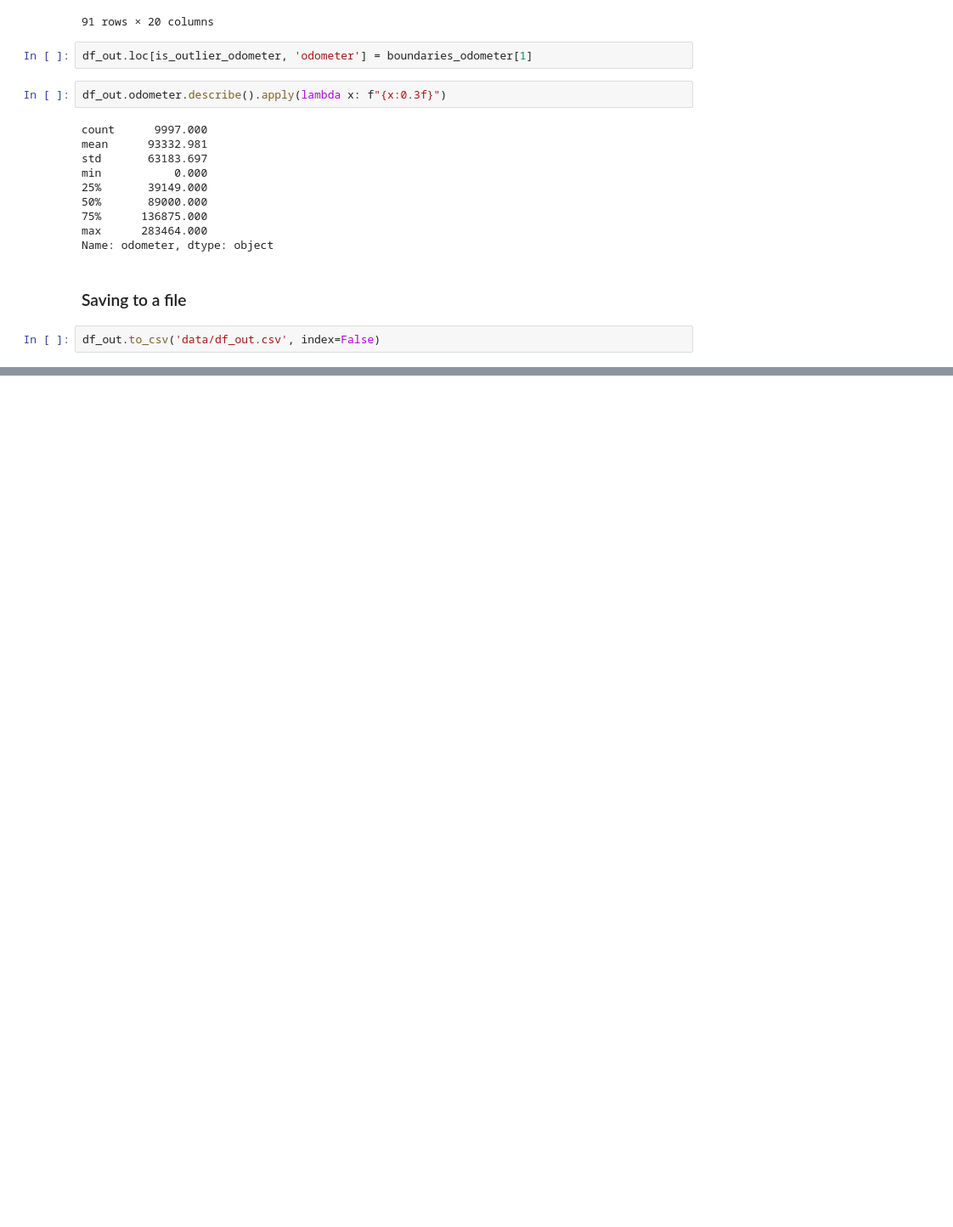
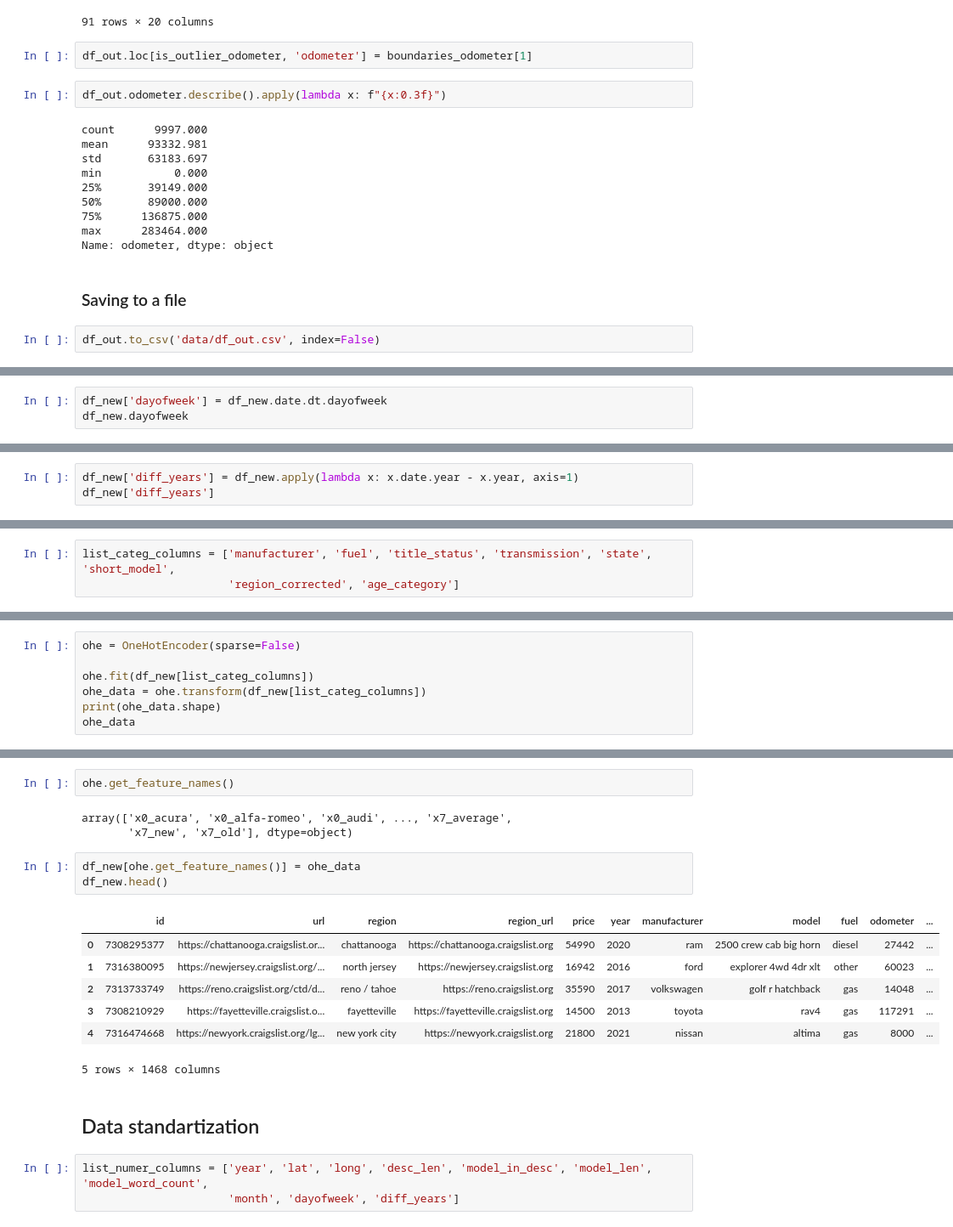
Before and after one commit to AliaksandrYazerski/ML_model_classifier_for_car_from_USA, a Jupyter notebook: ML_model_classifier_for_car_from_USA.ipynb, the cells around one changed output, grey strips where cells are left out. Shown at 85% size. Saved outputs shown, nothing was run; the diff lists cells and outputs as text; blank space fills up the shorter version.

```diff
--- a/ML_model_classifier_for_car_from_USA.ipynb
+++ b/ML_model_classifier_for_car_from_USA.ipynb
@@ -672,0 +822,3 @@ df_out.to_csv('data/df_out.csv', index=False)
+# %%
+df_new['dayofweek'] = df_new.date.dt.dayofweek
+df_new.dayofweek
@@ -672,0 +838,3 @@ df_out.to_csv('data/df_out.csv', index=False)
+# %%
+df_new['diff_years'] = df_new.apply(lambda x: x.date.year - x.year, axis=1)
+df_new['diff_years']
@@ -672,0 +860,3 @@ df_out.to_csv('data/df_out.csv', index=False)
+# %%
+list_categ_columns = ['manufacturer', 'fuel', 'title_status', 'transmission', 'state', 'short_model',
+                      'region_corrected', 'age_category']
@@ -672,0 +872,7 @@ df_out.to_csv('data/df_out.csv', index=False)
+# %%
+ohe = OneHotEncoder(sparse=False)
+
+ohe.fit(df_new[list_categ_columns])
+ohe_data = ohe.transform(df_new[list_categ_columns])
+print(ohe_data.shape)
+ohe_data
@@ -672,0 +888,21 @@ df_out.to_csv('data/df_out.csv', index=False)
+# %%
+ohe.get_feature_names()
+# %% [output]
+array(['x0_acura', 'x0_alfa-romeo', 'x0_audi', ..., 'x7_average',
+       'x7_new', 'x7_old'], dtype=object)
+# %%
+df_new[ohe.get_feature_names()] = ohe_data
+df_new.head()
+# %% [output]
+|  | id | url | region | region_url | price | year | manufacturer | model | fuel | odometer | ... |
+| 0 | 7308295377 | https://chattanooga.craigslist.or... | chattanooga | https://chattanooga.craigslist.org | 54990 | 2020 | ram | 2500 crew cab big horn | diesel | 27442 | ... |
+| 1 | 7316380095 | https://newjersey.craigslist.org/... | north jersey | https://newjersey.craigslist.org | 16942 | 2016 | ford | explorer 4wd 4dr xlt | other | 60023 | ... |
+| 2 | 7313733749 | https://reno.craigslist.org/ctd/d... | reno / tahoe | https://reno.craigslist.org | 35590 | 2017 | volkswagen | golf r hatchback | gas | 14048 | ... |
+| 3 | 7308210929 | https://fayetteville.craigslist.o... | fayetteville | https://fayetteville.craigslist.org | 14500 | 2013 | toyota | rav4 | gas | 117291 | ... |
+| 4 | 7316474668 | https://newyork.craigslist.org/lg... | new york city | https://newyork.craigslist.org | 21800 | 2021 | nissan | altima | gas | 8000 | ... |
+5 rows × 1468 columns
+# %% [markdown]
+## Data standartization
+# %%
+list_numer_columns = ['year', 'lat', 'long', 'desc_len', 'model_in_desc', 'model_len', 'model_word_count',
+                      'month', 'dayofweek', 'diff_years']
```
Also changed, not shown: parts of 26 cells of this notebook, 1 other file.
